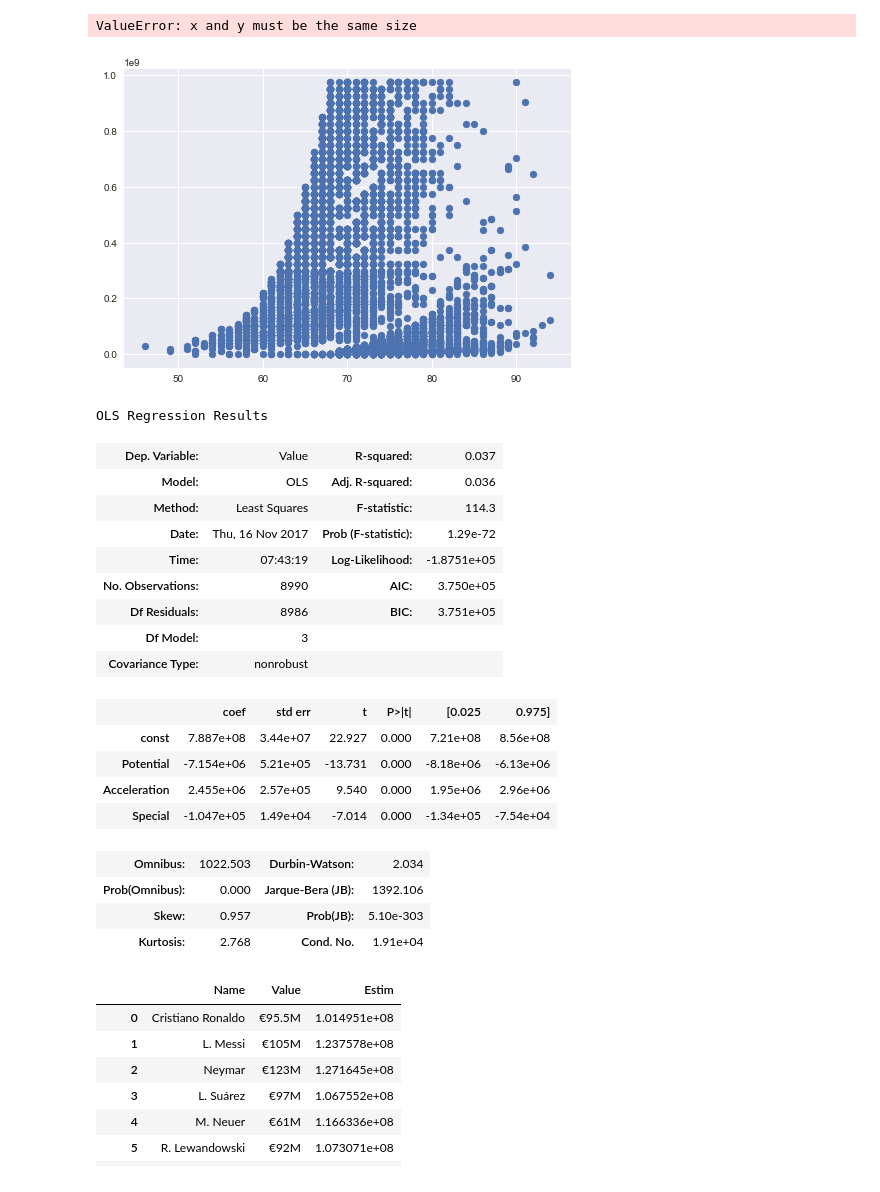
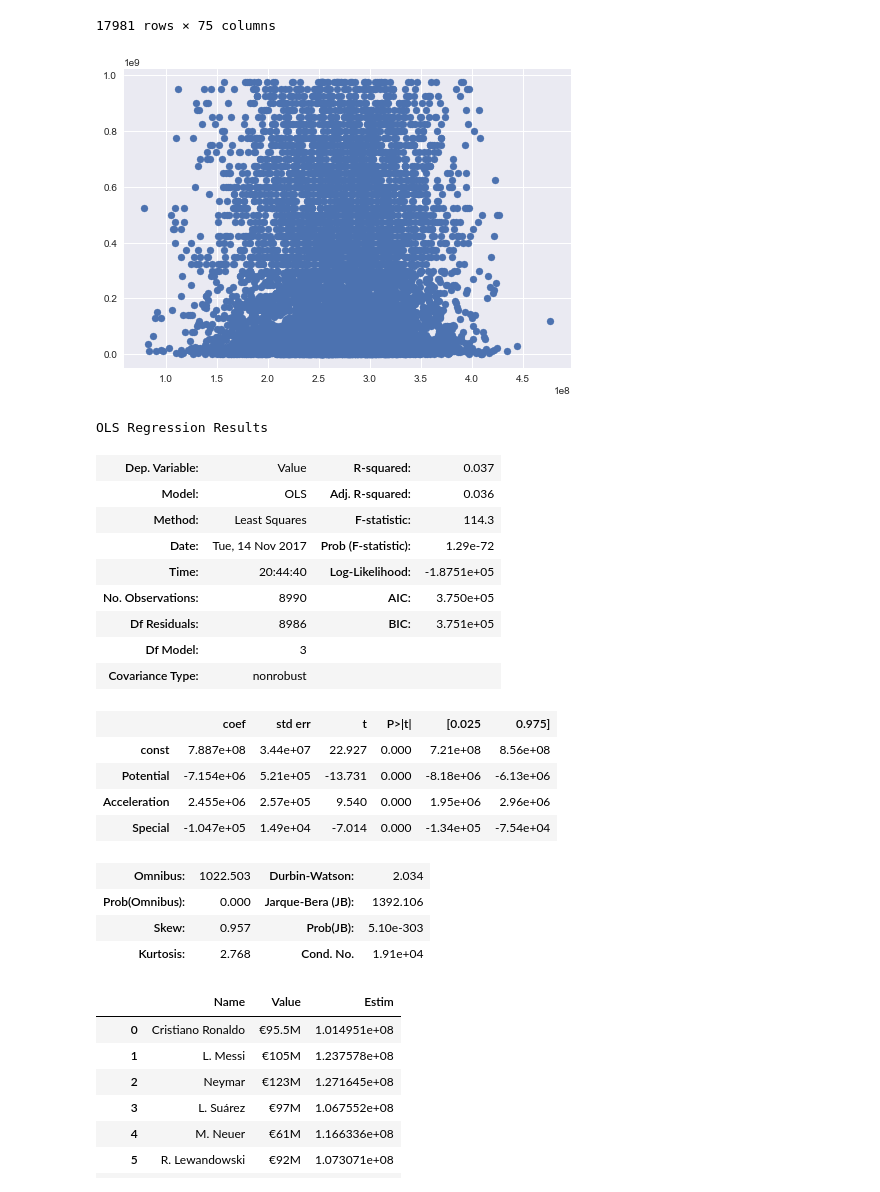
Before and after one commit to Joaogca/ProjetoFinal-CD, a Jupyter notebook: Check-1.ipynb, the cells around one changed output. Cells and saved outputs as stored; diff of their text form; code cells hidden in the pictures.

```diff
--- a/Check-1.ipynb
+++ b/Check-1.ipynb
@@ -6,12 +6,8 @@ from sklearn import datasets, linear_model
 import numpy as np
 import pandas as pd
 from sklearn.metrics import mean_squared_error, r2_score
-import tweepy
-import json
-from bs4 import BeautifulSoup
-import requests
 
-df=pd.read_csv('Database\CompleteDataset.csv')
+df=pd.read_csv('C:/Users/joaog/Downloads/fifa-18-demo-player-dataset/CompleteDataset.csv')
 # %%
 def arrumapreco(valor):  #função que retira todos os sinais(emocotions continuam)
     if "M" in valor:
@@ -35,7 +31,7 @@ def arrumaatt(att):
     return att
 
 
-features = ['Potential', 'Acceleration']
+features = ['Potential', 'Acceleration',"Special"]
 
 
 y=df["Value"].apply(arrumapreco)
@@ -56,8 +52,8 @@ regr.fit(X_train, y_train) # treina o modelo
 xfit = X_train
 yfit = regr.predict(X_train)
 
-plt.scatter(X_train["Potential"],y_train)
-plt.scatter(xfit, yfit)
+#plt.scatter(X_train["Acceleration"],y_train)
+plt.scatter(yfit[:8000], y_test[:8000])
 
-#df
+df
 # %% [output]
@@ -64,5 +77,5 @@ plt.scatter(xfit, yfit)
-ValueError: x and y must be the same size
+17981 rows × 75 columns
-[figure, old version]
+[figure, new version]
 # %%
 import numpy as np
 import statsmodels.api as sm
@@ -84,8 +97,8 @@ OLS Regression Results
 | Dep. Variable: | Value | R-squared: | 0.037 |
 | Model: | OLS | Adj. R-squared: | 0.036 |
 | Method: | Least Squares | F-statistic: | 114.3 |
-| Date: | Thu, 16 Nov 2017 | Prob (F-statistic): | 1.29e-72 |
-| Time: | 07:43:19 | Log-Likelihood: | -1.8751e+05 |
+| Date: | Tue, 14 Nov 2017 | Prob (F-statistic): | 1.29e-72 |
+| Time: | 20:44:40 | Log-Likelihood: | -1.8751e+05 |
 | No. Observations: | 8990 | AIC: | 3.750e+05 |
 | Df Residuals: | 8986 | BIC: | 3.751e+05 |
 | Df Model: | 3 |  |  |
```
Also changed, not shown: parts of 7 cells of this notebook.
